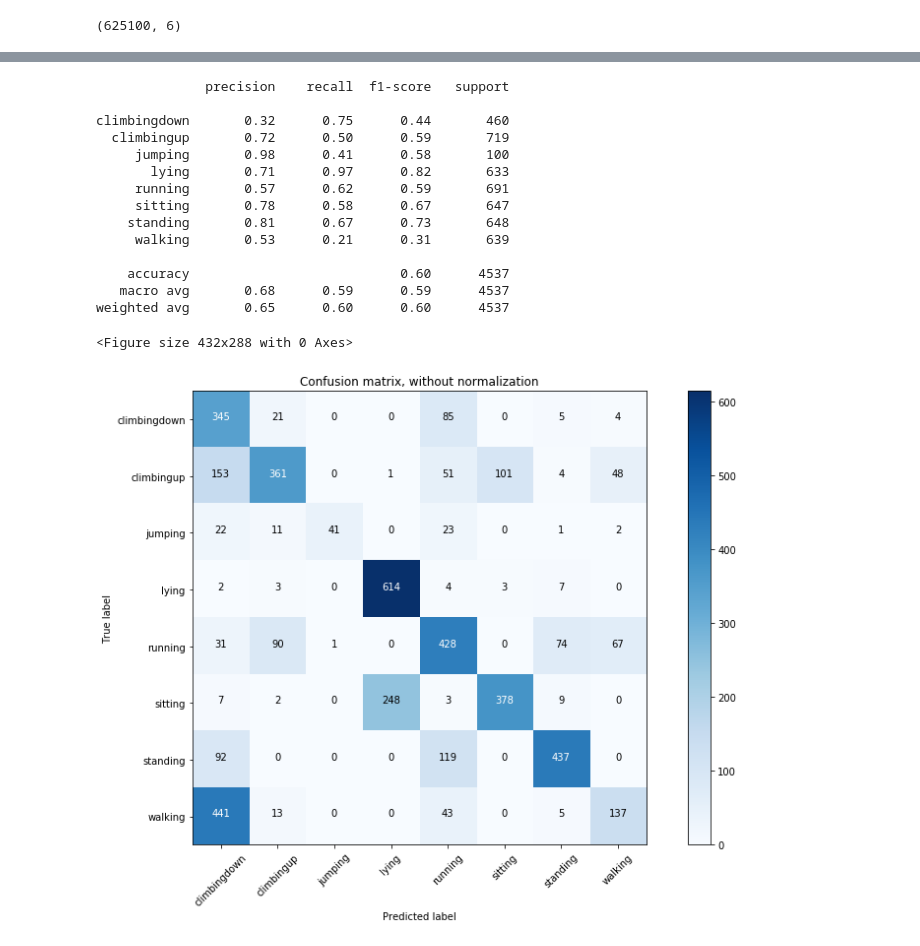
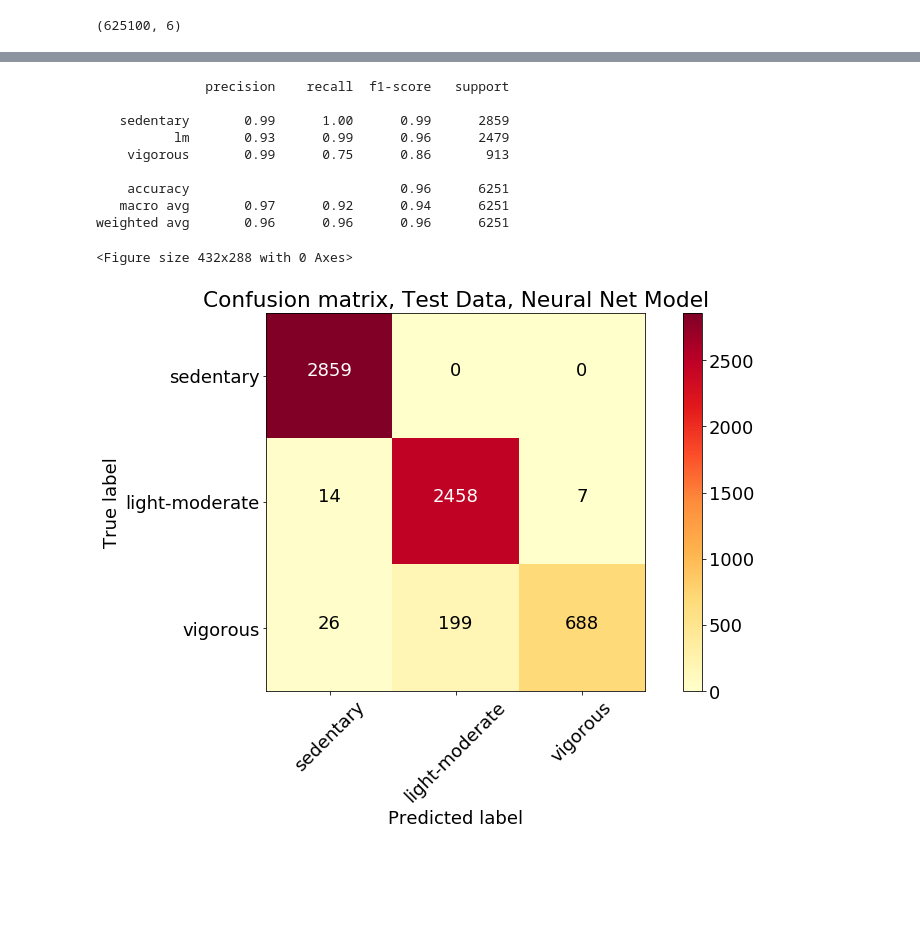
Before and after one commit to keencyclist/movement, a Jupyter notebook: notebooks/Convolution-SubjectTTS.ipynb, the cells around one changed output, grey strips where cells are left out. Saved outputs shown, nothing was run; the diff lists cells and outputs as text; code cells hidden in the pictures; blank space fills up the shorter version.

Commit message:
3 PA classes

```diff
--- a/notebooks/Convolution-SubjectTTS.ipynb
+++ b/notebooks/Convolution-SubjectTTS.ipynb
@@ -81,8 +117,8 @@ y_test.shape
 # %% [output]
 (6251,)
 # %%
-y_train = to_categorical(y_train, 8)
-y_test = to_categorical(y_test, 8)
+y_train = to_categorical(y_train, 3)
+y_test = to_categorical(y_test, 3)
 # %%
 X_train.shape
 # %% [output]
@@ -118,27 +141,21 @@ y_train.shape
 # %%
-# specify the model
+# create model instance
 model = Sequential()
 
-# create  model layers
+# add model layers
 model.add(Conv1D(filters=50, kernel_size=3,input_shape=(X_train.shape[1], 6),activation='relu'))
 model.add(MaxPooling1D(pool_size=4,padding='valid'))
 model.add(BatchNormalization())
 model.add(Conv1D(filters=50, kernel_size=3,activation='relu'))
 model.add(MaxPooling1D(pool_size=2,padding='valid'))
 model.add(BatchNormalization())
-    # adding a dropout layer for the regularization and avoiding over fitting
-    # flattening the output in order to apply the fully connected layer
-# model.add(Flatten())
 model.add(GRU(
     units=64,
-#     input_shape=(X.shape[1],6),
     activation='tanh',
     recurrent_activation='sigmoid',
     use_bias=True,
     kernel_initializer='glorot_uniform',
-#     recurrent_initializer='zeros',
-#      bias_initializer='zeros',
-    return_sequences=True,  # because the next layer is also LSTM
+    return_sequences=True,  # because the next layer is also GRU
     dropout=0.0, #0.303
     recurrent_dropout=0.0, #0.458
     ))
@@ -148,15 +165,9 @@ model.add(GRU(
     recurrent_activation='sigmoid',
     use_bias=True,
     kernel_initializer='glorot_uniform',
-#     recurrent_initializer=Constant(value=0.1),
     return_sequences=False,  # because the next layer is dense
-#     unit_forget_bias=True,
-#     kernel_regularizer=None,
-#     recurrent_regularizer='l2',
 #     dropout=0.2, # 0.196
-    recurrent_dropout=0.2  # 0.073
+     recurrent_dropout=0.2  # 0.073
     ))
-# model.add(Dense(16, kernel_initializer='uniform', activation='relu'))
-# model.add(BatchNormalization())
 model.add(Dropout(0.1))
-model.add(Dense(8, kernel_initializer='uniform',activation='softmax'))
+model.add(Dense(3, kernel_initializer='uniform',activation='softmax'))
@@ -189,7 +197,8 @@ Trainable params: 56,068
 Non-trainable params: 200
 _________________________________________________________________
 # %%
-result = model.fit(X_train, y_train, epochs=5, batch_size=50,
+# estimate model
+result = model.fit(X_train, y_train, epochs=2, batch_size=25,
                    validation_data=(X_test,y_test), #callbacks=[early_stop]) #, model_saver]
                   )
 # %% [output]
@@ -217,22 +213,17 @@ with open(pkl_filename, 'wb') as file:
 Y_test = np.argmax(y_test, axis=1) # Convert one-hot to index
 y_pred = model.predict_classes(X_test)
 print(classification_report(Y_test, y_pred,
-                            target_names=["climbingdown","climbingup","jumping","lying","running","sitting","standing","walking"]))
+                            target_names=["sedentary","lm","vigorous"]))
 # %% [output]
               precision    recall  f1-score   support
 
-climbingdown       0.32      0.75      0.44       460
-  climbingup       0.72      0.50      0.59       719
-     jumping       0.98      0.41      0.58       100
-       lying       0.71      0.97      0.82       633
-     running       0.57      0.62      0.59       691
-     sitting       0.78      0.58      0.67       647
-    standing       0.81      0.67      0.73       648
-     walking       0.53      0.21      0.31       639
+   sedentary       0.99      1.00      0.99      2859
+          lm       0.93      0.99      0.96      2479
+    vigorous       0.99      0.75      0.86       913
 
-    accuracy                           0.60      4537
-   macro avg       0.68      0.59      0.59      4537
-weighted avg       0.65      0.60      0.60      4537
+    accuracy                           0.96      6251
+   macro avg       0.97      0.92      0.94      6251
+weighted avg       0.96      0.96      0.96      6251
 # %%
 # source: https://datascience.stackexchange.com/questions/40067/confusion-matrix-three-classes-python
 def plot_confusion_matrix(cm, classes,
@@ -247,6 +238,8 @@ def plot_confusion_matrix(cm, classes,
         cm = cm.astype('float') / cm.sum(axis=1)[:, np.newaxis]
         print("Normalized confusion matrix")
 
+
+    plt.rcParams.update({'font.size': 18})
     plt.figure(figsize=(12,8))
     plt.imshow(cm, interpolation='nearest', cmap=cmap)
     plt.title(title)
@@ -268,16 +261,17 @@ def plot_confusion_matrix(cm, classes,
 # %%
 np.set_printoptions(precision=2)
 cm = confusion_matrix(Y_test,
                       y_pred,
                       )
 # Plot non-normalized confusion matrix
 plt.figure()
 plot_confusion_matrix(cm,
-                      classes=["climbingdown","climbingup","jumping","lying","running","sitting","standing","walking"],
-                      title='Confusion matrix, without normalization');
+                      classes=["sedentary","light-moderate","vigorous"],
+                      title='Confusion matrix, Test Data, Neural Net Model',
+                        cmap='YlOrRd');
 # %% [output]
 <Figure size 432x288 with 0 Axes>
-[figure, old version]
+[figure, new version]
 # %%
 score, acc = model.evaluate(X_test, y_test, verbose=1)
 print("Score: {}; acc: {}".format(score, acc))
```
Also changed, not shown: parts of 27 cells of this notebook, 23 other files.
